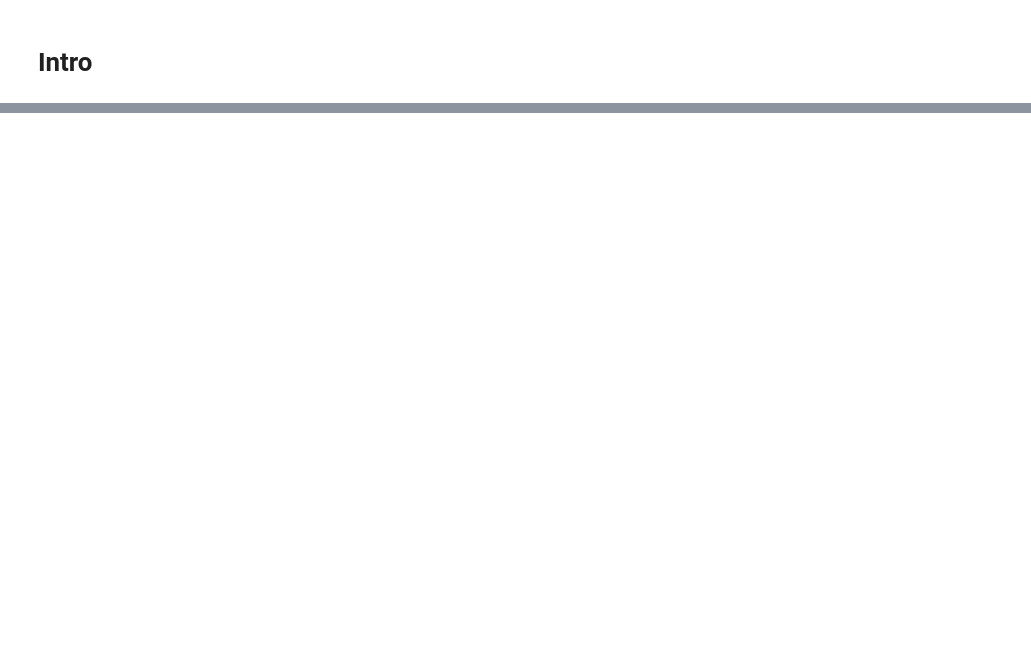
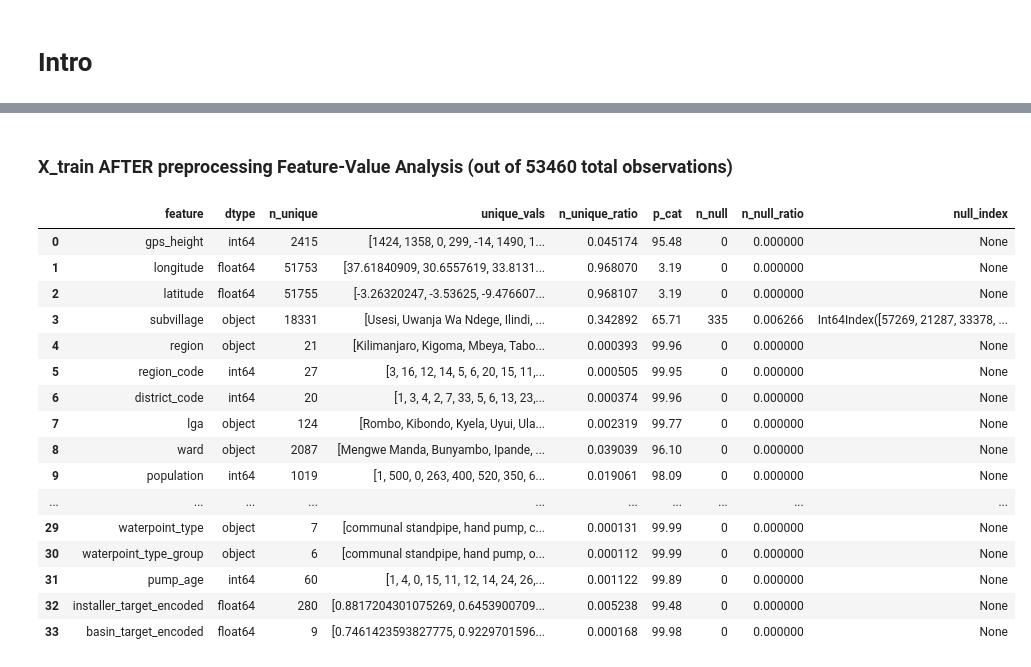
Before and after one commit to sacontreras/dsc-mod-3-project-v2-1-online-ds-sp-000, a Jupyter notebook: preprocessing.ipynb, the cells around one changed output, grey strips where cells are left out. Drawn from its saved outputs; the diff is of its cells as text; code cells hidden in the pictures; blank space fills up the shorter version.

```diff
--- a/preprocessing.ipynb
+++ b/preprocessing.ipynb
@@ -123,0 +170,12 @@ X_train = amount_tsh_strat_transformer.fit_transform(X_train, y_train_encoded.st
+# %%
+X_train_preprocessed = X_train.copy()
+
+for feat_group in eda_config['feature_groupings']:
+    strat_transformer = scjpnstrattransformers.instantiate_strategy_transformer(
+        eda_config['feature_groupings'][feat_group]['preprocessing_strategy'],
+        feat_group,
+        pipeline_data_preprocessor
+    )
+    scjpnstrattransformers.html_prettify_strategy_transformer_description(strat_transformer)
+    X_train_preprocessed = strat_transformer.fit_transform(X_train_preprocessed, y_train_encoded.status_group)
+    display(HTML("<p><br><br>"))
@@ -123,0 +220,21 @@ X_train = amount_tsh_strat_transformer.fit_transform(X_train, y_train_encoded.st
+# %%
+scjpnutils.analyze_values(X_train_preprocessed, 'X_train AFTER preprocessing');
+# %% [output]
+X_train AFTER preprocessing Feature-Value Analysis (out of 53460 total observations)
+|  | feature | dtype | n_unique | unique_vals | n_unique_ratio | p_cat | n_null | n_null_ratio | null_index |
+| 0 | gps_height | int64 | 2415 | [1424, 1358, 0, 299, -14, 1490, 1... | 0.045174 | 95.48 | 0 | 0.000000 | None |
+| 1 | longitude | float64 | 51753 | [37.61840909, 30.6557619, 33.8131... | 0.968070 | 3.19 | 0 | 0.000000 | None |
+| 2 | latitude | float64 | 51755 | [-3.26320247, -3.53625, -9.476607... | 0.968107 | 3.19 | 0 | 0.000000 | None |
+| 3 | subvillage | object | 18331 | [Usesi, Uwanja Wa Ndege, Ilindi, ... | 0.342892 | 65.71 | 335 | 0.006266 | Int64Index([57269, 21287, 33378, ... |
+| 4 | region | object | 21 | [Kilimanjaro, Kigoma, Mbeya, Tabo... | 0.000393 | 99.96 | 0 | 0.000000 | None |
+| 5 | region_code | int64 | 27 | [3, 16, 12, 14, 5, 6, 20, 15, 11,... | 0.000505 | 99.95 | 0 | 0.000000 | None |
+| 6 | district_code | int64 | 20 | [1, 3, 4, 2, 7, 33, 5, 6, 13, 23,... | 0.000374 | 99.96 | 0 | 0.000000 | None |
+| 7 | lga | object | 124 | [Rombo, Kibondo, Kyela, Uyui, Ula... | 0.002319 | 99.77 | 0 | 0.000000 | None |
+| 8 | ward | object | 2087 | [Mengwe Manda, Bunyambo, Ipande, ... | 0.039039 | 96.10 | 0 | 0.000000 | None |
+| 9 | population | int64 | 1019 | [1, 500, 0, 263, 400, 520, 350, 6... | 0.019061 | 98.09 | 0 | 0.000000 | None |
+| ... | ... | ... | ... | ... | ... | ... | ... | ... | ... |
+| 29 | waterpoint_type | object | 7 | [communal standpipe, hand pump, c... | 0.000131 | 99.99 | 0 | 0.000000 | None |
+| 30 | waterpoint_type_group | object | 6 | [communal standpipe, hand pump, o... | 0.000112 | 99.99 | 0 | 0.000000 | None |
+| 31 | pump_age | int64 | 60 | [1, 4, 0, 15, 11, 12, 14, 24, 26,... | 0.001122 | 99.89 | 0 | 0.000000 | None |
+| 32 | installer_target_encoded | float64 | 280 | [0.8817204301075269, 0.6453900709... | 0.005238 | 99.48 | 0 | 0.000000 | None |
+| 33 | basin_target_encoded | float64 | 9 | [0.7461423593827775, 0.9229701596... | 0.000168 | 99.98 | 0 | 0.000000 | None |
```
Also changed, not shown: parts of 11 cells of this notebook, 3 other files.
